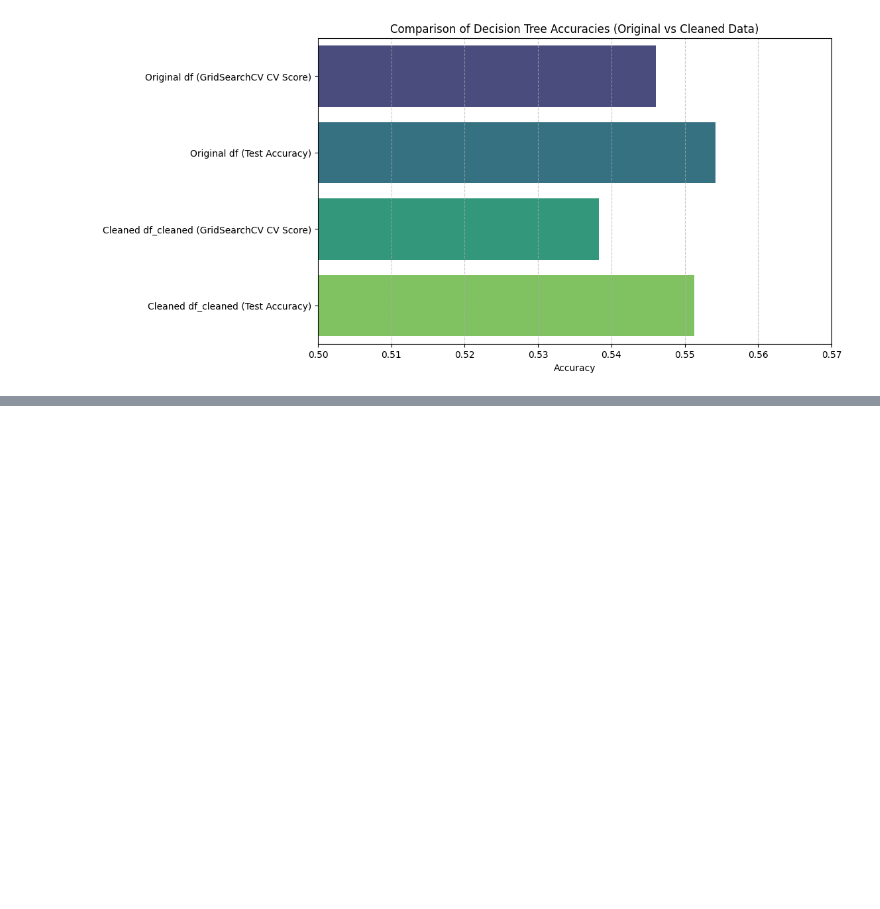
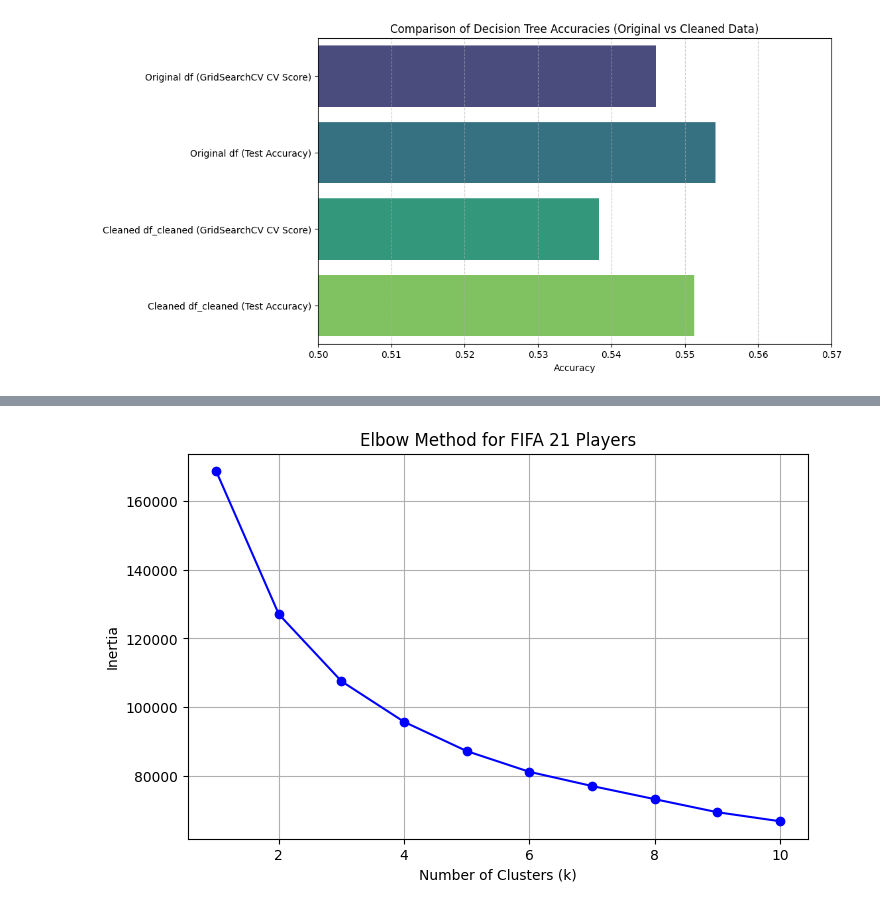
Before and after one commit to sbogde/pandamonium, a Jupyter notebook: dmi_fifa_21.ipynb, the cells around one changed output, grey strips where cells are left out. Cells and saved outputs as stored; diff of their text form; code cells hidden in the pictures; blank space fills up the shorter version.

```diff
--- a/dmi_fifa_21.ipynb
+++ b/dmi_fifa_21.ipynb
@@ -337,0 +334,43 @@ Dataset shape: (18944, 106)
+# %%
+# K-Means Clustering for FIFA 21 Players
+# Based on key attributes such as performance metrics and player value
+# (Inspired by: Prasetyo et al., 2023)
+
+# Select relevant features for clustering
+kmeans_features = [
+    'overall', 'potential', 'pace', 'shooting', 'passing',
+    'dribbling', 'defending', 'physic', 'value_eur', 'BMI'
+]
+
+X_cluster = df_cleaned[kmeans_features]
+
+# Standardize the features
+from sklearn.preprocessing import StandardScaler
+
+scaler = StandardScaler()
+X_cluster_scaled = scaler.fit_transform(X_cluster)
+
+# Use the Elbow Method to find optimal number of clusters
+from sklearn.cluster import KMeans
+import matplotlib.pyplot as plt
+
+# This cell might take a few minutes to run
+# (Commented here for clarity: heavy computation involved)
+
+inertia = []
+k_range = range(1, 11)
+
+for k in k_range:
+    kmeans = KMeans(n_clusters=k, random_state=42)
+    kmeans.fit(X_cluster_scaled)
+    inertia.append(kmeans.inertia_)
+
+plt.figure(figsize=(8,5))
+plt.plot(k_range, inertia, 'bo-')
+plt.xlabel('Number of Clusters (k)')
+plt.ylabel('Inertia')
+plt.title('Elbow Method for FIFA 21 Players')
+plt.grid(True)
+plt.show()
+# %% [output]
+[figure, added]
```
Also changed, not shown: parts of 4 cells of this notebook.
